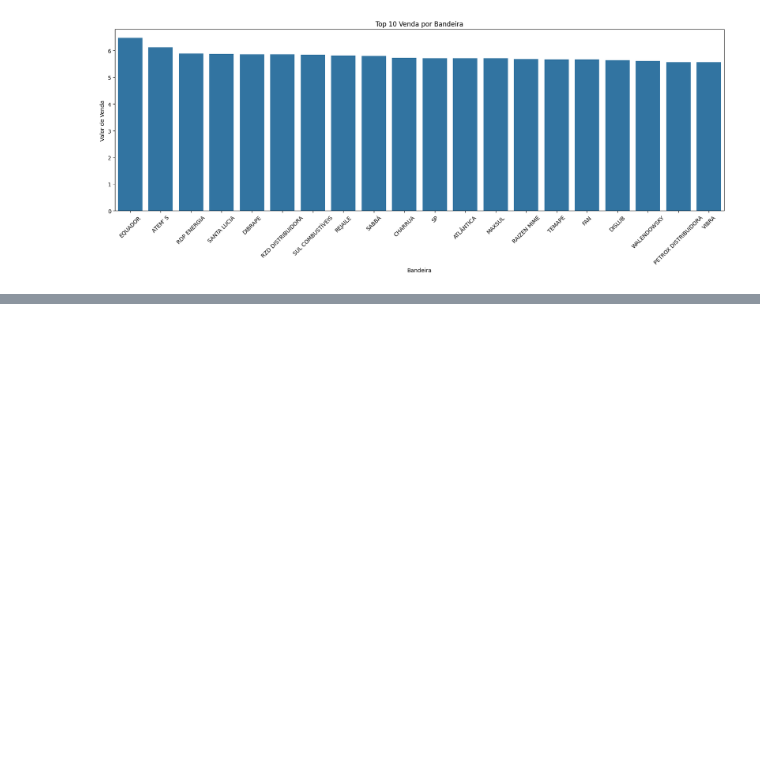
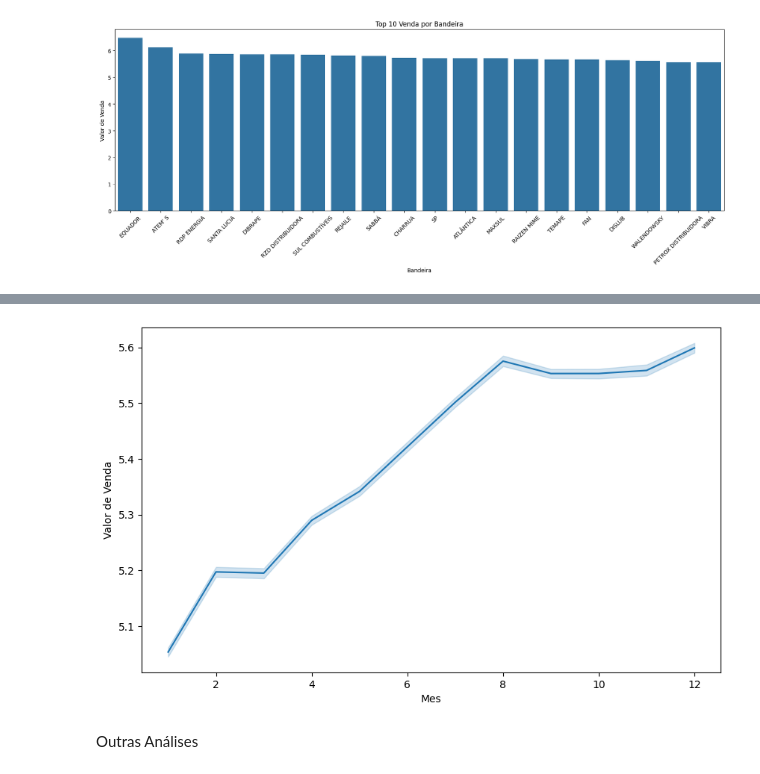
Before and after one commit to SandraRojasZ/DataScience, a Jupyter notebook: ProjetoAED.ipynb, the cells around one changed output, grey strips where cells are left out. Saved outputs shown, nothing was run; the diff lists cells and outputs as text; code cells hidden in the pictures; blank space fills up the shorter version.

```diff
--- a/ProjetoAED.ipynb
+++ b/ProjetoAED.ipynb
@@ -528,0 +567,7 @@ dtype: int64
+# %%
+plt.figure(figsize=(10,6))
+sns.lineplot(data=df_limpo, y='Valor de Venda', x='Mes');
+# %% [output]
+[figure, added]
+# %% [markdown]
+Outras Análises
```
Also changed, not shown: parts of 19 cells of this notebook.
